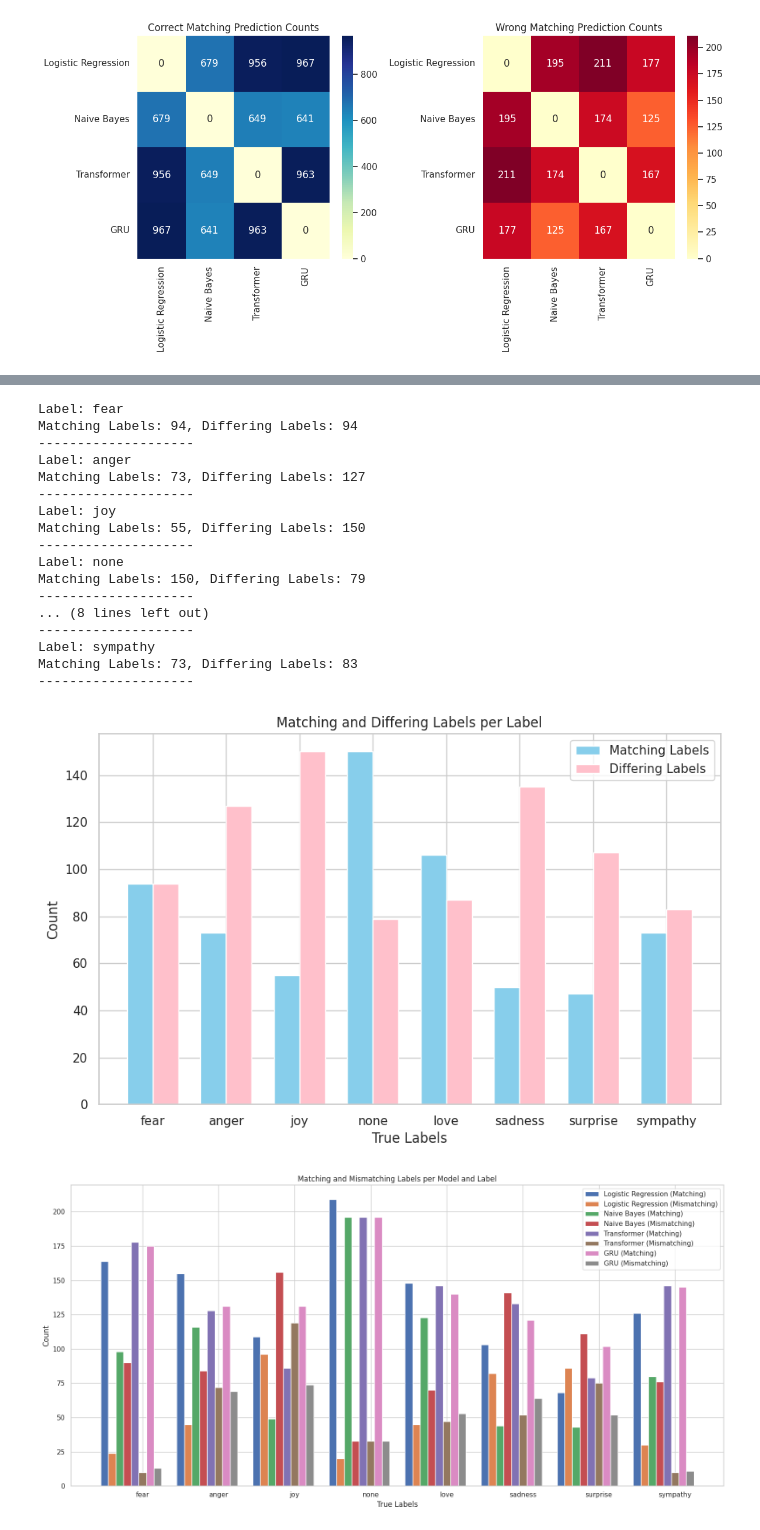
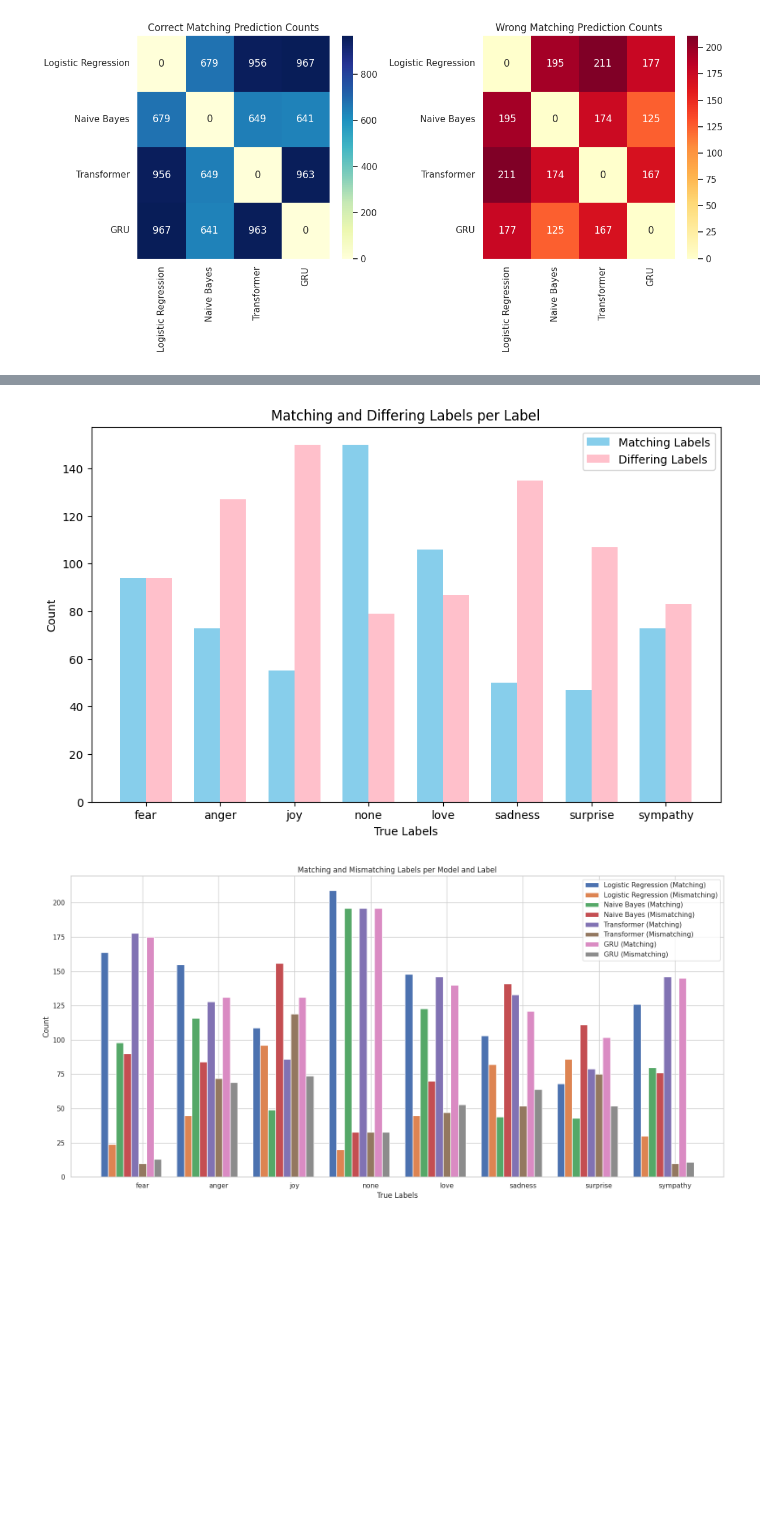
Before and after one commit to Ahmedtawfiiiq/XAI-Emotion-Analysis, a Jupyter notebook: prediction_analysis.ipynb, the cells around one changed output, grey strips where cells are left out. Saved outputs shown, nothing was run; the diff lists cells and outputs as text; code cells hidden in the pictures; blank space fills up the shorter version.

Commit message:
editing the plots

```diff
--- a/prediction_analysis.ipynb
+++ b/prediction_analysis.ipynb
@@ -285,35 +299,3 @@ plt.tight_layout()
 plt.show()
 # %% [output]
 [figure]
-# %%
-import pandas as pd
-import seaborn as sns
-import matplotlib.pyplot as plt
-from sklearn.metrics import confusion_matrix
-
-# ... (same code as before to load dataframes and initialize counters) ...
-
-# Create an empty dictionary to store confusion matrices for each label
-label_confusion_matrices = {model: None for model in model_names}
-
-# Compute confusion matrices for each model
-for i, model_name in enumerate(model_names):
-    true_labels = dataframes[i]["True Label"]
-    predicted_labels = dataframes[i]["Predicted Label"]
-    cm = confusion_matrix(true_labels, predicted_labels, labels=true_labels.unique())
-    label_confusion_matrices[model_name] = cm
-
-# Combine confusion matrices for all models
-all_labels = true_labels.unique()
-combined_confusion_matrix = sum(label_confusion_matrices.values())
-
-# Create a DataFrame for the combined confusion matrix
-confusion_df = pd.DataFrame(combined_confusion_matrix, index=all_labels, columns=all_labels)
-
-# Set up the figure and plot
-plt.figure(figsize=(10, 8))
-sns.heatmap(confusion_df, annot=True, fmt="d", cmap="Blues", cbar=True)
-plt.title("Confusion Matrix - Model Predictions Comparison")
-plt.xlabel("Predicted Labels")
-plt.ylabel("True Labels")
-plt.show()
@@ -452,57 +383,34 @@ for idx, true_label in enumerate(true_labels):
     else:
         differing_labels.append((true_label, predicted_labels))
 
 # Count matching and differing labels per label
 match_counts = {label: 0 for label in true_labels.unique()}
 diff_counts = {label: 0 for label in true_labels.unique()}
 
 for true_label, _ in matching_labels:
     match_counts[true_label] += 1
 
 for true_label, _ in differing_labels:
     diff_counts[true_label] += 1
 
-# Print numbers of matching and differing labels per label
-for label in true_labels.unique():
-    print(f"Label: {label}")
-    print(f"Matching Labels: {match_counts[label]}, Differing Labels: {diff_counts[label]}")
-    print("-" * 20)
-
 # Plotting side by side bars
 width = 0.35
 x = np.arange(len(true_labels.unique()))
 
 fig, ax = plt.subplots(figsize=(10, 6))
 ax.bar(x - width/2, list(match_counts.values()), width, label='Matching Labels', color='skyblue')
 ax.bar(x + width/2, list(diff_counts.values()), width, label='Differing Labels', color='pink')
 
 ax.set_xlabel('True Labels')
 ax.set_ylabel('Count')
 ax.set_title('Matching and Differing Labels per Label')
 ax.set_xticks(x)
 ax.set_xticklabels(list(true_labels.unique()))
 ax.legend()
 
 plt.show()
 # %% [output]
-Label: fear
-Matching Labels: 94, Differing Labels: 94
---------------------
-Label: anger
-Matching Labels: 73, Differing Labels: 127
---------------------
-Label: joy
-Matching Labels: 55, Differing Labels: 150
---------------------
-Label: none
-Matching Labels: 150, Differing Labels: 79
---------------------
-... (8 lines left out)
---------------------
-Label: sympathy
-Matching Labels: 73, Differing Labels: 83
---------------------
-[figure, old version]
+[figure, new version]
 # %%
 import numpy as np
 import pandas as pd
```
Also changed, not shown: parts of 9 cells of this notebook.
